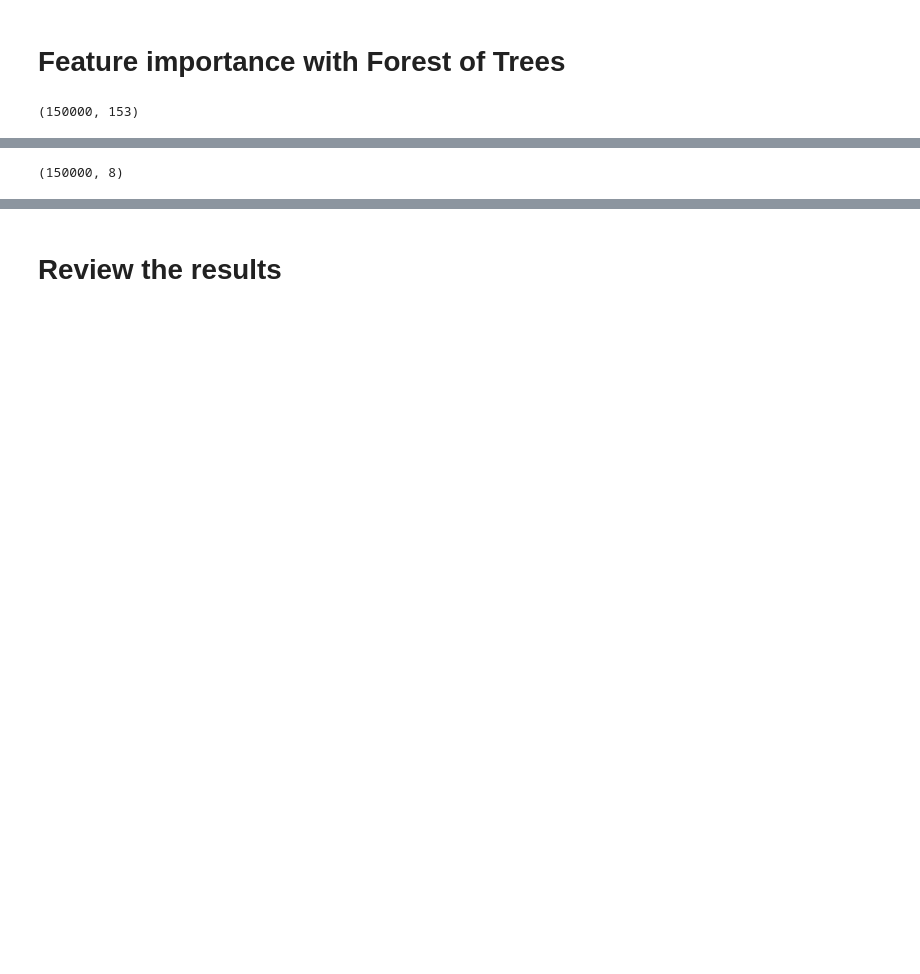
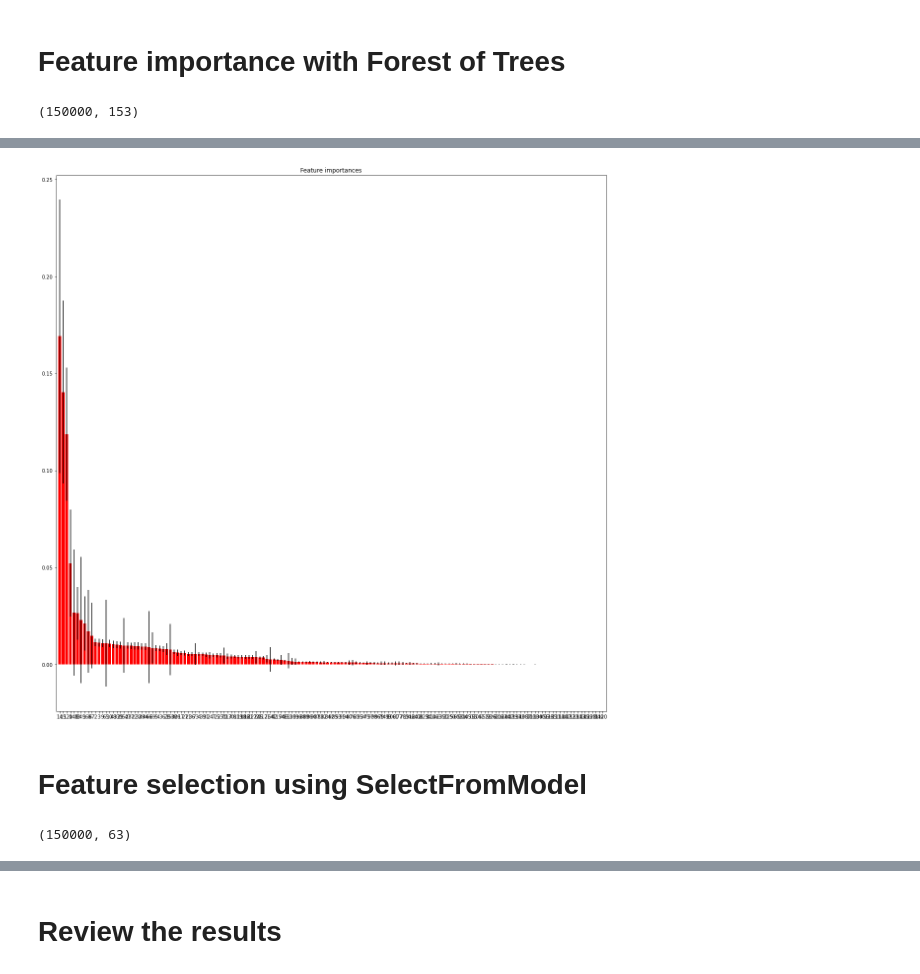
Before and after one commit to sudkpa/SB_DS, a Jupyter notebook: Career_Track/Capstone_Two/Documentation/Cap2_Notebook_stepsix.ipynb, the cells around one changed output, grey strips where cells are left out. Drawn from its saved outputs; the diff is of its cells as text; code cells hidden in the pictures; blank space fills up the shorter version.

```diff
--- a/Career_Track/Capstone_Two/Documentation/Cap2_Notebook_stepsix.ipynb
+++ b/Career_Track/Capstone_Two/Documentation/Cap2_Notebook_stepsix.ipynb
@@ -181,14 +181,27 @@ Feature ranking:
 152. feature 140 (0.000000)
 153. feature 120 (0.000000)
+# %%
+# Plot the impurity-based feature importances of the forest
+plt.figure(figsize=(20,20))
+plt.title("Feature importances")
+plt.bar(range(X_train_scaled.shape[1]), importances[indices],
+        color="r", yerr=std[indices], align="center")
+plt.xticks(range(X_train_scaled.shape[1]), indices)
+plt.xlim([-1, X_train_scaled.shape[1]])
+plt.show()
+# %% [output]
+[figure, added]
+# %% [markdown]
+# Feature selection using SelectFromModel
 # %%
 # Feature selection based on the above feature importance
 from sklearn.feature_selection import SelectFromModel
 
-model = SelectFromModel(forest, prefit=True, threshold=0.02)
+model = SelectFromModel(forest, prefit=True, threshold=0.002)
 X_train_new = model.transform(X_train_scaled)
 X_train_new.shape
 # %% [output]
-(150000, 8)
+(150000, 63)
 # %%
 X_test_new = model.transform(X_test_scaled)
 X_test_new.shape
```
Also changed, not shown: parts of 27 cells of this notebook, 1 other file.
